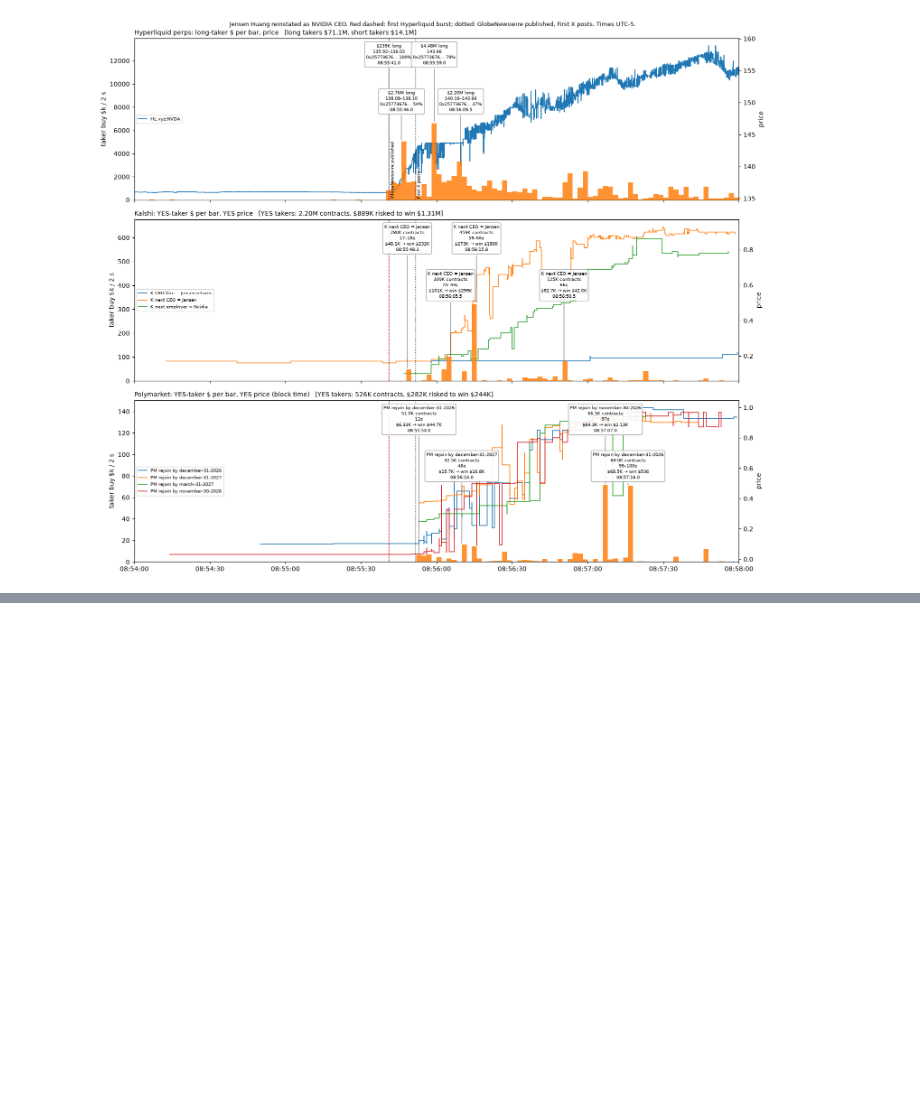
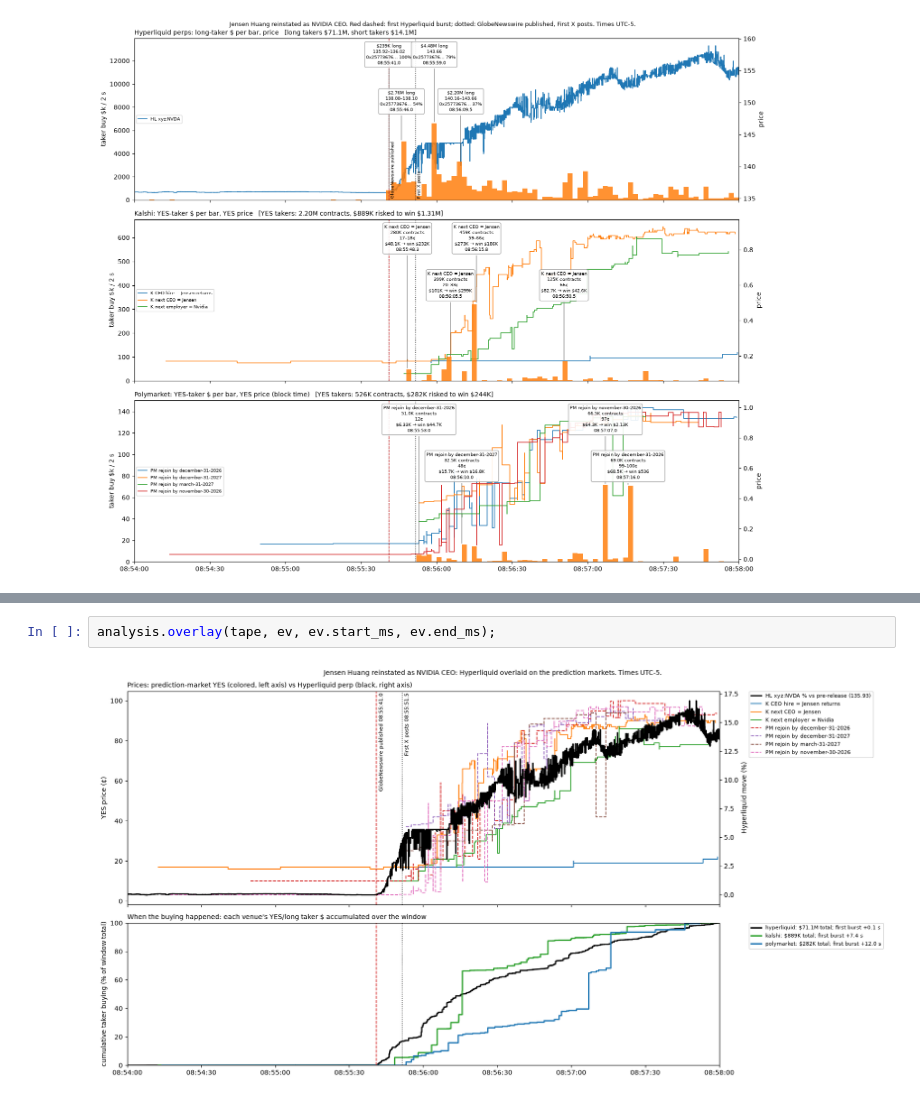
Before and after one commit to jovelg/jensen, a Jupyter notebook: notebooks/jensen.ipynb, the cells around one changed output, grey strips where cells are left out. Cells and saved outputs as stored; diff of their text form; blank space fills up the shorter version.

```diff
--- a/notebooks/jensen.ipynb
+++ b/notebooks/jensen.ipynb
@@ -306,0 +304,4 @@ Each new event is a new file in `events/` plus `make all EVENT=events/<name>.tom
+# %%
+analysis.overlay(tape, ev, ev.start_ms, ev.end_ms);
+# %% [output]
+[figure, added]
```
Also changed, not shown: parts of 4 cells of this notebook, 7 other files.
